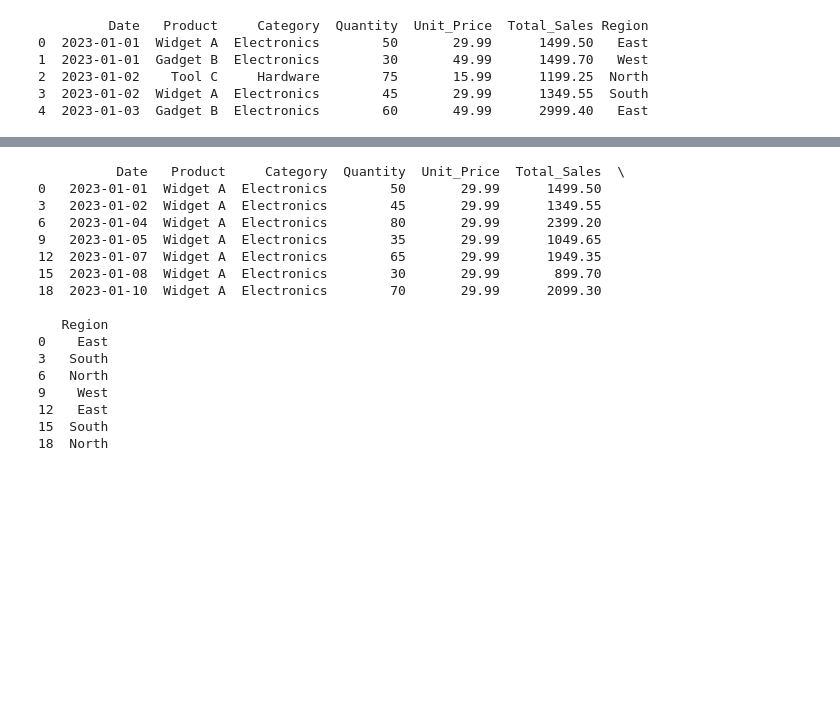
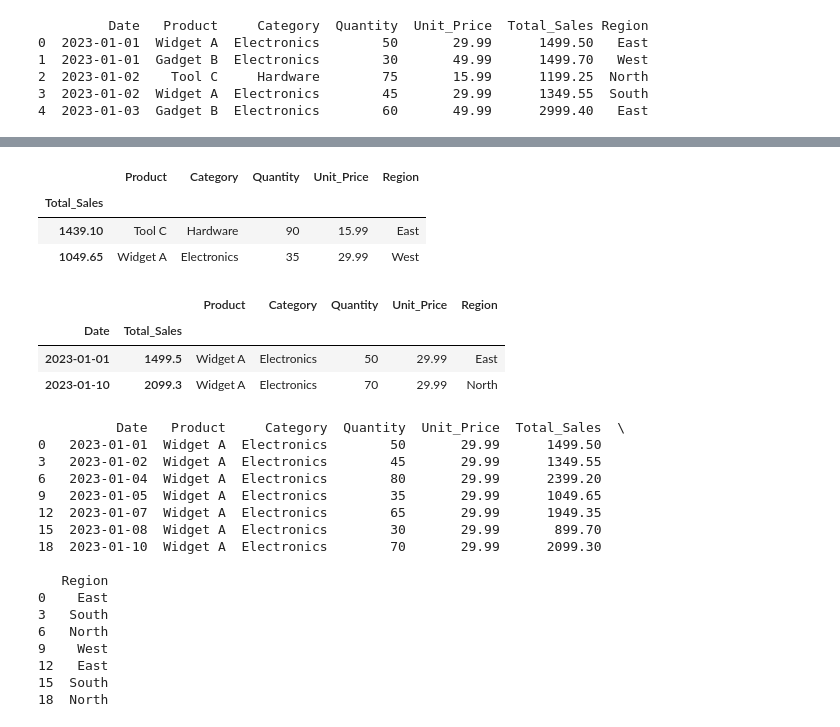
Before and after one commit to Gachaupatrick/gachau_learning, a Jupyter notebook: modules/module1_foundation/notebooks/01_python_basics.ipynb, the cells around one changed output, grey strips where cells are left out. Drawn from its saved outputs; the diff is of its cells as text; code cells hidden in the pictures; blank space fills up the shorter version.

```diff
--- a/modules/module1_foundation/notebooks/01_python_basics.ipynb
+++ b/modules/module1_foundation/notebooks/01_python_basics.ipynb
@@ -116,3 +116,7 @@ print(sales.head())
 2  2023-01-02    Tool C     Hardware        75       15.99      1199.25  North
 3  2023-01-02  Widget A  Electronics        45       29.99      1349.55  South
 4  2023-01-03  Gadget B  Electronics        60       49.99      2999.40   East
+# %%
+#setting a new index
+sales_new_index = sales.set_index(['Date', 'Total_Sales'], drop=True)
+print(sales_new_index)
@@ -119,3 +141,18 @@ print(sales.head())
+# %%
+sales_new_index.loc[('2023-01-05'), :]
+# %% [output]
+|  | Product | Category | Quantity | Unit_Price | Region |
+| Total_Sales |  |  |  |  |  |
+| 1439.10 | Tool C | Hardware | 90 | 15.99 | East |
+| 1049.65 | Widget A | Electronics | 35 | 29.99 | West |
+# %%
+# subsetting outter layer
+sales_new_index.loc[[('2023-01-01' , 1499.50) , ('2023-01-10' , 2099.30)]]
+# %% [output]
+|  |  | Product | Category | Quantity | Unit_Price | Region |
+| Date | Total_Sales |  |  |  |  |  |
+| 2023-01-01 | 1499.5 | Widget A | Electronics | 50 | 29.99 | East |
+| 2023-01-10 | 2099.3 | Widget A | Electronics | 70 | 29.99 | North |
 # %%
 widget_a = sales[sales['Product'] == 'Widget A']
 print(widget_a)
```
Also changed, not shown: parts of 1 cell of this notebook, 1 other file.
